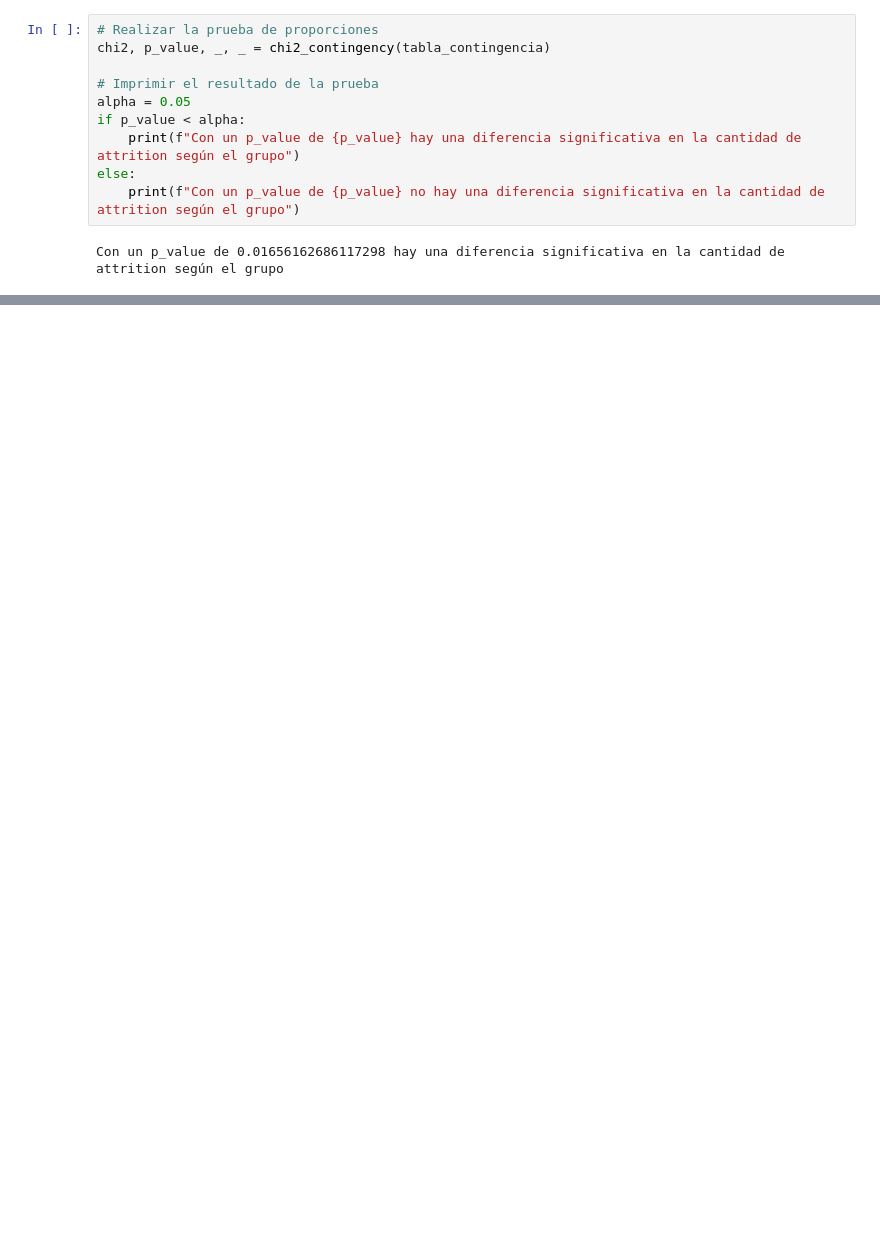
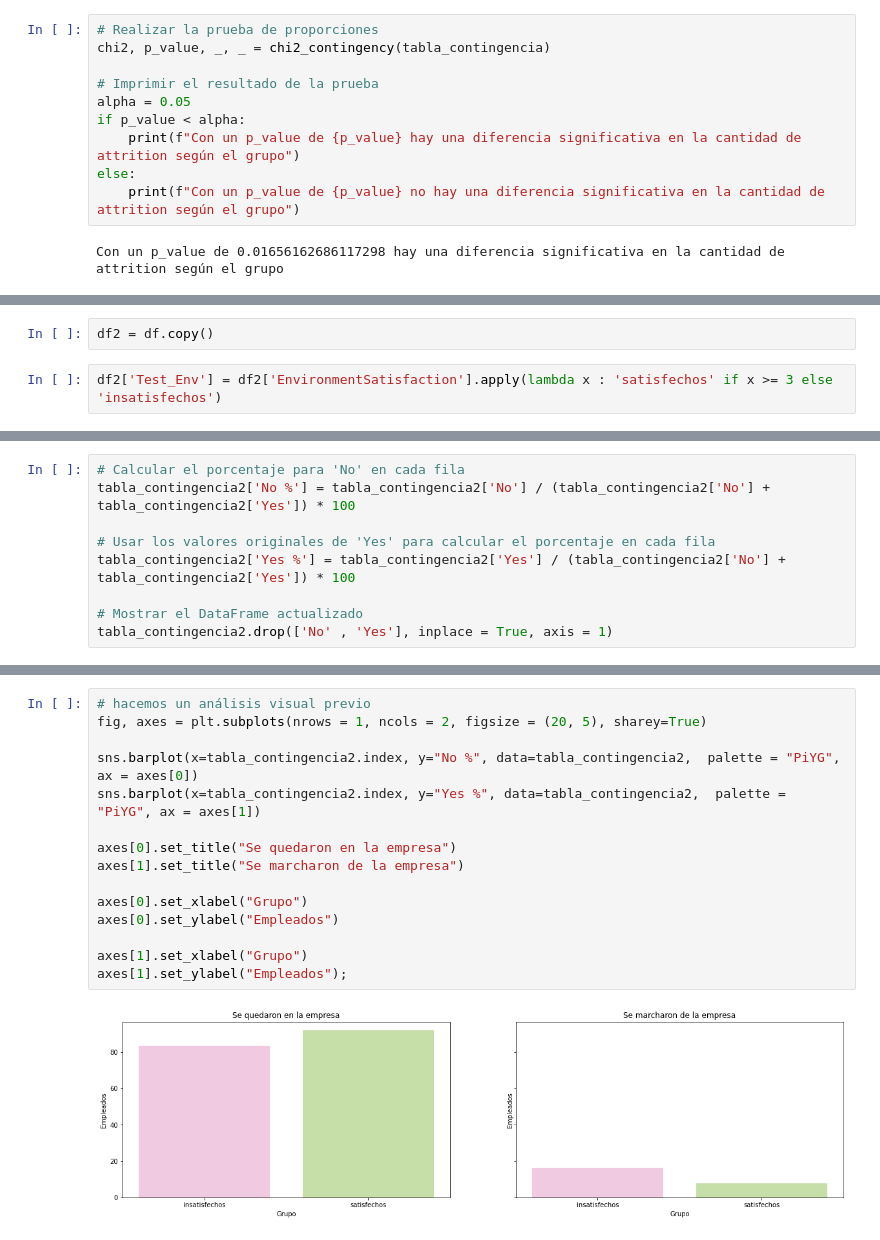
Before and after one commit to raquelmartinrodriguez/proyecto-da-promo-G-modulo-3-team-1, a Jupyter notebook: notebooks/04-testing/ab_testing.ipynb, the cells around one changed output, grey strips where cells are left out. Saved outputs shown, nothing was run; the diff lists cells and outputs as text; blank space fills up the shorter version.

```diff
--- a/notebooks/04-testing/ab_testing.ipynb
+++ b/notebooks/04-testing/ab_testing.ipynb
@@ -109,0 +111,4 @@ Con un p_value de 0.01656162686117298 hay una diferencia significativa en la can
+# %%
+df2 = df.copy()
+# %%
+df2['Test_Env'] = df2['EnvironmentSatisfaction'].apply(lambda x : 'satisfechos' if x >= 3 else 'insatisfechos')
@@ -109,0 +122,9 @@ Con un p_value de 0.01656162686117298 hay una diferencia significativa en la can
+# %%
+# Calcular el porcentaje para 'No' en cada fila
+tabla_contingencia2['No %'] = tabla_contingencia2['No'] / (tabla_contingencia2['No'] + tabla_contingencia2['Yes']) * 100
+
+# Usar los valores originales de 'Yes' para calcular el porcentaje en cada fila
+tabla_contingencia2['Yes %'] = tabla_contingencia2['Yes'] / (tabla_contingencia2['No'] + tabla_contingencia2['Yes']) * 100
+
+# Mostrar el DataFrame actualizado
+tabla_contingencia2.drop(['No' , 'Yes'], inplace = True, axis = 1)
@@ -109,0 +138,17 @@ Con un p_value de 0.01656162686117298 hay una diferencia significativa en la can
+# %%
+# hacemos un análisis visual previo
+fig, axes = plt.subplots(nrows = 1, ncols = 2, figsize = (20, 5), sharey=True)
+
+sns.barplot(x=tabla_contingencia2.index, y="No %", data=tabla_contingencia2,  palette = "PiYG", ax = axes[0])
+sns.barplot(x=tabla_contingencia2.index, y="Yes %", data=tabla_contingencia2,  palette = "PiYG", ax = axes[1])
+
+axes[0].set_title("Se quedaron en la empresa")
+axes[1].set_title("Se marcharon de la empresa")
+
+axes[0].set_xlabel("Grupo")
+axes[0].set_ylabel("Empleados")
+
+axes[1].set_xlabel("Grupo")
+axes[1].set_ylabel("Empleados");
+# %% [output]
+[figure, added]
```
Also changed, not shown: parts of 10 cells of this notebook.
